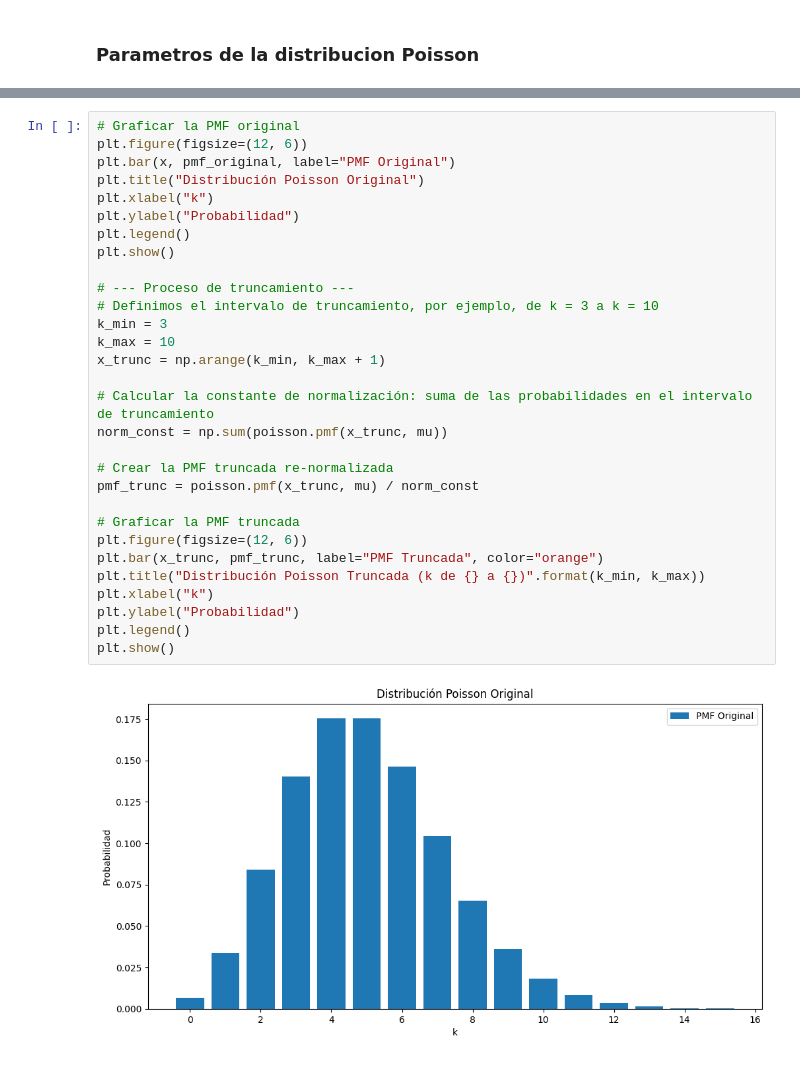
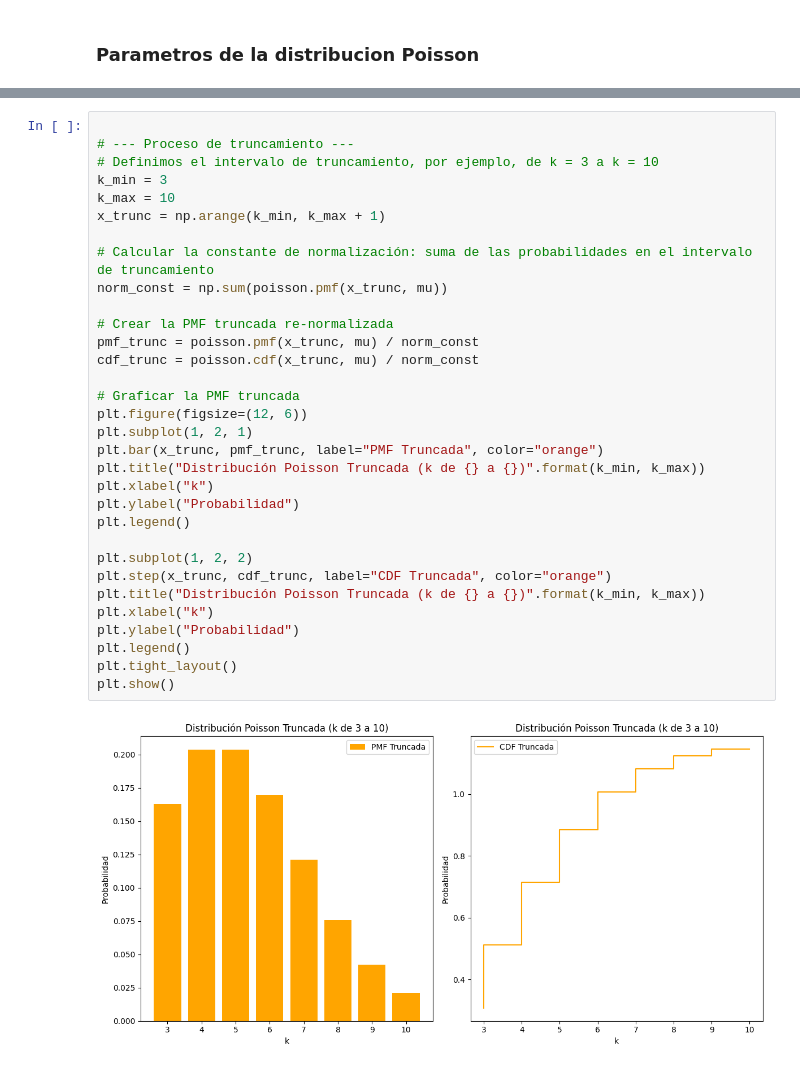
Before and after one commit to josedjaykv/Tareas_de_modelos, a Jupyter notebook: Truncated_poisson_distribution.ipynb, the cells around one changed output, grey strips where cells are left out. Cells and saved outputs as stored; diff of their text form.

Commit message:
Arreglando Poisson

```diff
--- a/Truncated_poisson_distribution.ipynb
+++ b/Truncated_poisson_distribution.ipynb
@@ -16,32 +39,34 @@ pmf_original = poisson.pmf(x, mu)
 # %%
-# Graficar la PMF original
-plt.figure(figsize=(12, 6))
-plt.bar(x, pmf_original, label="PMF Original")
-plt.title("Distribución Poisson Original")
-plt.xlabel("k")
-plt.ylabel("Probabilidad")
-plt.legend()
-plt.show()
 
 # --- Proceso de truncamiento ---
 # Definimos el intervalo de truncamiento, por ejemplo, de k = 3 a k = 10
 k_min = 3
 k_max = 10
 x_trunc = np.arange(k_min, k_max + 1)
 
 # Calcular la constante de normalización: suma de las probabilidades en el intervalo de truncamiento
 norm_const = np.sum(poisson.pmf(x_trunc, mu))
 
 # Crear la PMF truncada re-normalizada
 pmf_trunc = poisson.pmf(x_trunc, mu) / norm_const
+cdf_trunc = poisson.cdf(x_trunc, mu) / norm_const
 
 # Graficar la PMF truncada
 plt.figure(figsize=(12, 6))
+plt.subplot(1, 2, 1)
 plt.bar(x_trunc, pmf_trunc, label="PMF Truncada", color="orange")
 plt.title("Distribución Poisson Truncada (k de {} a {})".format(k_min, k_max))
 plt.xlabel("k")
 plt.ylabel("Probabilidad")
 plt.legend()
+
+plt.subplot(1, 2, 2)
+plt.step(x_trunc, cdf_trunc, label="CDF Truncada", color="orange")
+plt.title("Distribución Poisson Truncada (k de {} a {})".format(k_min, k_max))
+plt.xlabel("k")
+plt.ylabel("Probabilidad")
+plt.legend()
+plt.tight_layout()
 plt.show()
 # %% [output]
-[figure, old version]
+[figure, new version]
```
Also changed, not shown: parts of 5 cells of this notebook, 2 other files.
